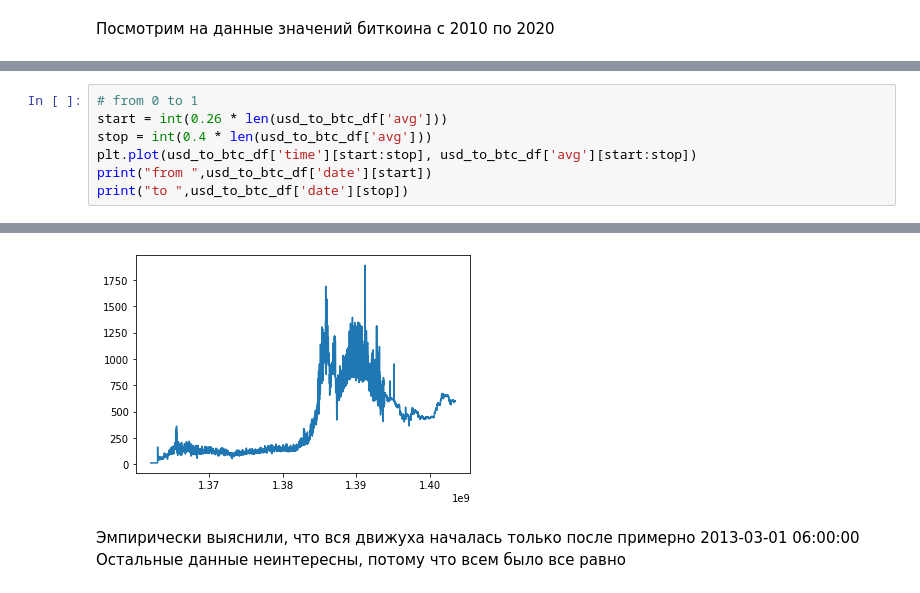
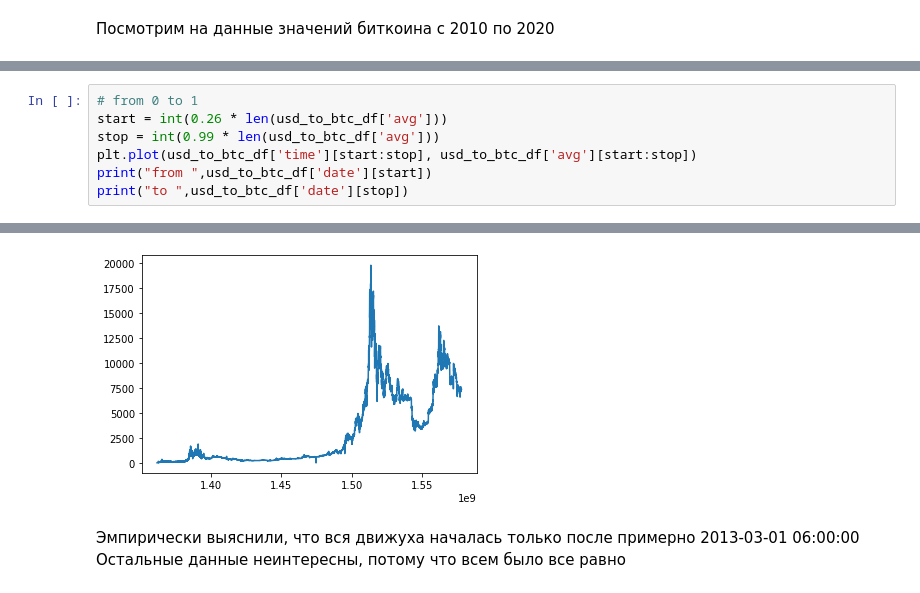
Before and after one commit to PeterLarochkin/discrete_structures, a Jupyter notebook: HM1/HM1.ipynb, the cells around one changed output, grey strips where cells are left out. Drawn from its saved outputs; the diff is of its cells as text.

```diff
--- a/HM1/HM1.ipynb
+++ b/HM1/HM1.ipynb
@@ -16,7 +18,7 @@ usd_to_btc_df.tail(3)
 # %%
 # from 0 to 1
 start = int(0.26 * len(usd_to_btc_df['avg']))
-stop = int(0.4 * len(usd_to_btc_df['avg']))
+stop = int(0.99 * len(usd_to_btc_df['avg']))
 plt.plot(usd_to_btc_df['time'][start:stop], usd_to_btc_df['avg'][start:stop])
 print("from ",usd_to_btc_df['date'][start])
 print("to ",usd_to_btc_df['date'][stop])
@@ -26,4 +28,4 @@ to  2014-06-22 14:00:00
-[figure, old version]
+[figure, new version]
 # %% [markdown]
 Эмпирически выяснили, что вся движуха началась только после примерно 2013-03-01 06:00:00
 Остальные данные неинтересны, потому что всем было все равно
```
Also changed, not shown: parts of 21 cells of this notebook.
